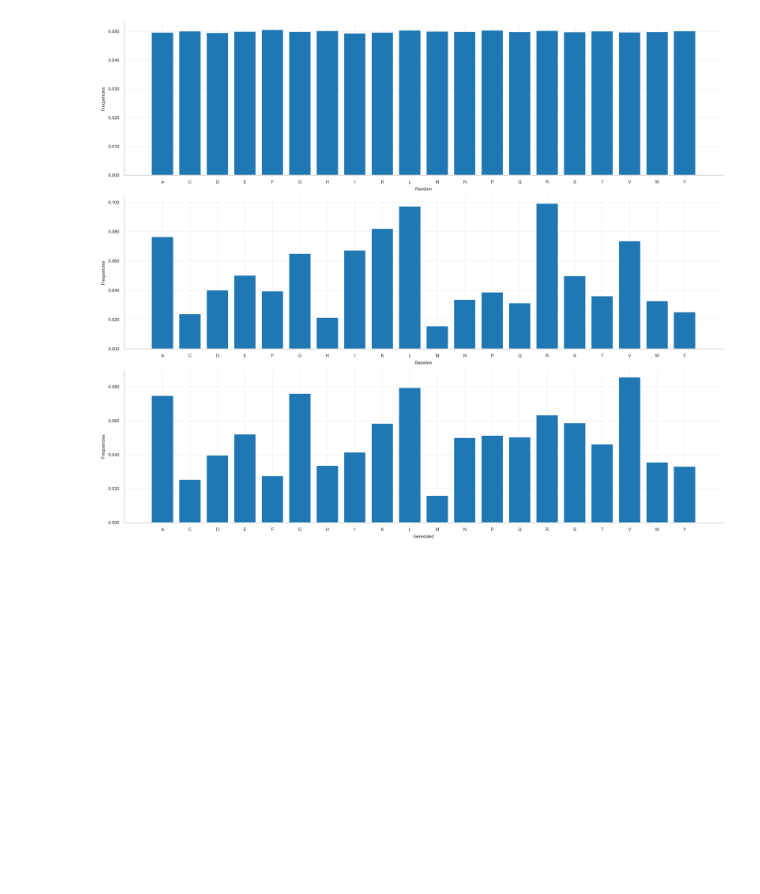
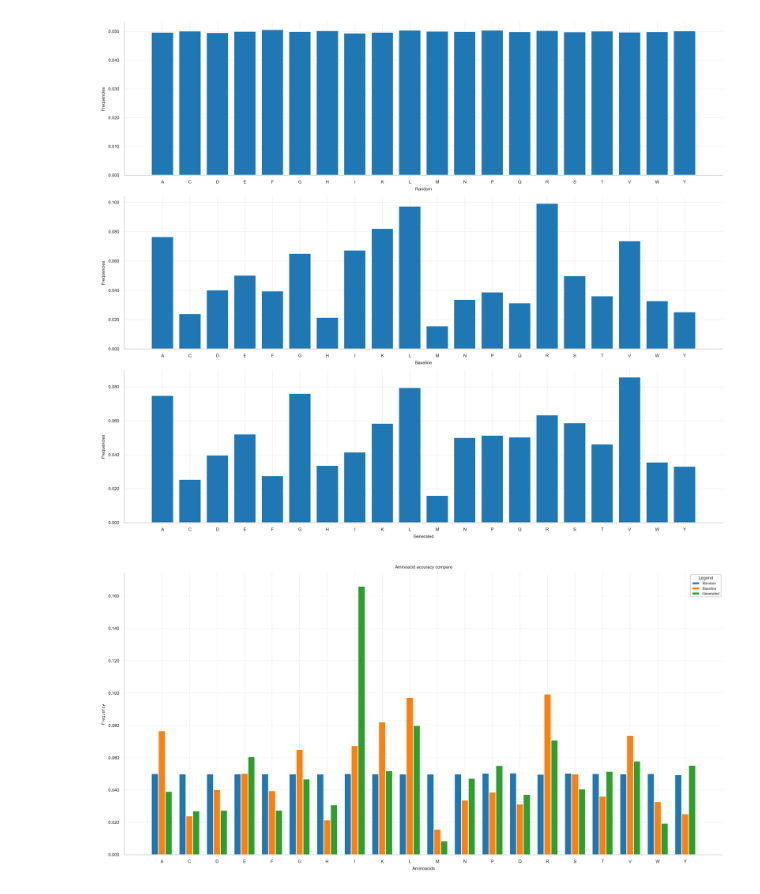
Before and after one commit to gwiazale/PepGlider, a Jupyter notebook: UnconstrainedGeneration_PhysicochemicalProperties.ipynb, the cells around one changed output. Drawn from its saved outputs; the diff is of its cells as text; code cells hidden in the pictures; blank space fills up the shorter version.

```diff
--- a/UnconstrainedGeneration_PhysicochemicalProperties.ipynb
+++ b/UnconstrainedGeneration_PhysicochemicalProperties.ipynb
@@ -544,7 +636,7 @@ selected_datasets = ['Random', 'Baseline', 'Generated']
 
 for data, name, ax in zip([freq_random, freq_baseline, freq_generated],['Random', 'Baseline', 'Generated'], axes.flatten()):
 
-    ax.bar(data.keys(), data.values()
+    ax.bar(data.keys(), data.values())
     ax.yaxis.set_major_formatter(FormatStrFormatter('%.3f'))
     ax.set_xlabel(name)
     ax.set_ylabel('Frequencies')
@@ -558,3 +650,43 @@ fig.savefig("./Filtered_Random_Uniprot.pdf", bbox_inches="tight")
 plt.show()
 # %% [output]
 [figure]
+# %%
+from matplotlib.ticker import FormatStrFormatter
+
+fig, ax = plt.subplots(
+    ncols=1,
+    nrows=1,
+    figsize=(12, 6),
+    dpi=300,
+)
+datasets = [freq_random, freq_baseline, freq_generated]
+all_keys = sorted(list(set(key for d in datasets for key in d.keys())))
+selected_datasets = ['Random', 'Baseline', 'Generated']
+x = np.arange(len(all_keys))
+for i, (data, name) in enumerate(zip(datasets,selected_datasets)):
+    # Twórz wartości dla słupków w odpowiedniej kolejności all_keys
+    values = [data.get(key, 0) for key in all_keys] # Użyj .get() na wypadek braku klucza
+
+    # Przesuń pozycję słupków dla każdego zestawu danych
+    ax.bar(x + i * 0.25, values, width=0.25, label=name)
+
+# Ustaw etykiety osi X na środku grup słupków
+ax.set_xticks(x + 0.25 * (len(datasets) - 1) / 2)
+ax.set_xticklabels(all_keys)
+# Formatowanie osi Y
+ax.yaxis.set_major_formatter(FormatStrFormatter('%.3f'))
+ax.set_xlabel('Aminoacids') # Ogólna etykieta dla osi X
+ax.set_ylabel('Frequency')
+ax.set_title('Aminoacid accuracy compare') # Dodaj tytuł
+
+# Dodaj legendę, która pokaże, jaki kolor odpowiada którym danym
+ax.legend(title="Legend")
+# Adjust layout
+plt.tight_layout()
+
+# Save & Show Plot
+fig.savefig("./Filtered_Random_Uniprot.svg")
+fig.savefig("./Filtered_Random_Uniprot.pdf", bbox_inches="tight")
+plt.show()
+# %% [output]
+[figure, added]
```
Also changed, not shown: parts of 1 cell of this notebook, 7 other files.
